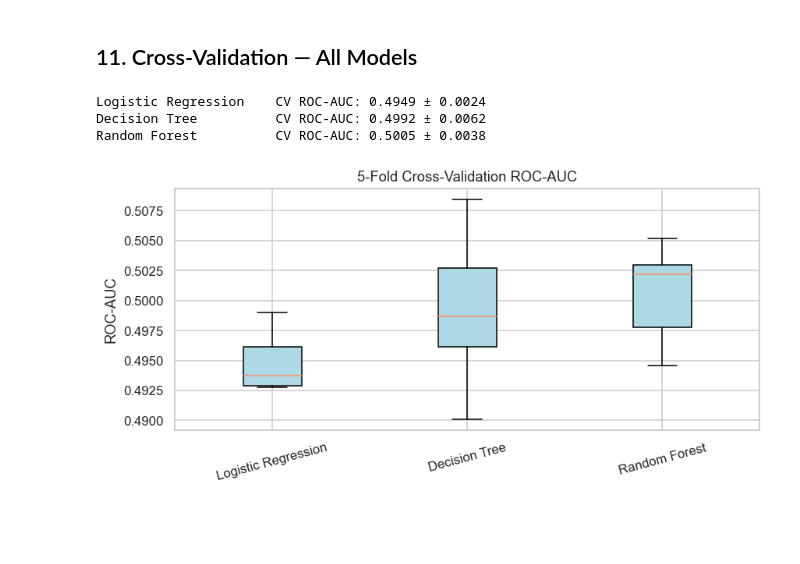
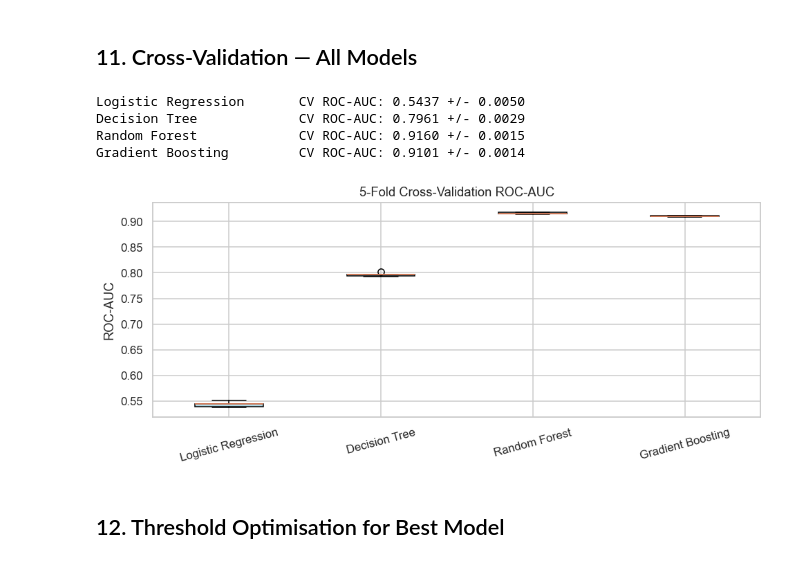
Before and after one commit to vinayakjoshi04/Leukemia-Cancer-Prediction-Predictive-Project-, a Jupyter notebook: leukemia_analysis.ipynb, the cells around one changed output. Saved outputs shown, nothing was run; the diff lists cells and outputs as text; code cells hidden in the pictures; blank space fills up the shorter version.

```diff
--- a/leukemia_analysis.ipynb
+++ b/leukemia_analysis.ipynb
@@ -498,9 +653,10 @@ Training Random Forest ... ROC-AUC=0.5019  F1=0.0727
 # %%
 summary = pd.DataFrame({
     name: {
-        'Accuracy' : round(r['acc'],    4),
-        'F1-Score' : round(r['f1'],     4),
-        'ROC-AUC'  : round(r['roc_auc'],4),
+        'Accuracy'  : round(r['acc'],      4),
+        'F1-Score'  : round(r['f1'],       4),
+        'ROC-AUC'   : round(r['roc_auc'],  4),
+        'Avg Prec'  : round(r['avg_prec'], 4),
     }
     for name, r in results.items()
 }).T.sort_values('ROC-AUC', ascending=False)
@@ -519,14 +677,13 @@ Logistic Regression    0.5085    0.2264   0.4939
 # %%
-fig, ax = plt.subplots(figsize=(9, 5))
-summary[['Accuracy', 'F1-Score', 'ROC-AUC']].plot(
+fig, ax = plt.subplots(figsize=(11, 5))
+summary[['Accuracy', 'F1-Score', 'ROC-AUC', 'Avg Prec']].plot(
     kind='bar', ax=ax, edgecolor='white', colormap='Set2'
 )
-ax.set_ylim(0.5, 1.0)
+ax.set_ylim(0.4, 1.05)
 ax.set_xticklabels(summary.index, rotation=15, ha='right')
-ax.set_title('Model Comparison — Accuracy / F1 / ROC-AUC', fontsize=13)
+ax.set_title('Model Comparison', fontsize=13)
 ax.legend(loc='lower right')
 for container in ax.containers:
     ax.bar_label(container, fmt='%.3f', fontsize=7, padding=2)
-plt.tight_layout()
-plt.show()
+plt.tight_layout(); plt.show()
 # %% [output]
@@ -553,15 +708,12 @@ plt.show()
 # %%
-# Confusion Matrices
-fig, axes = plt.subplots(1, 3, figsize=(15, 4))
+fig, axes = plt.subplots(1, 4, figsize=(20, 4))
 for ax, (name, r) in zip(axes, results.items()):
     ConfusionMatrixDisplay.from_predictions(
         y_test, r['y_pred'],
         display_labels=['Negative', 'Positive'],
         colorbar=False, ax=ax, cmap='Blues'
     )
-    ax.set_title(name, fontsize=11)
-
+    ax.set_title(name, fontsize=10)
 fig.suptitle('Confusion Matrices', fontsize=13)
-plt.tight_layout()
-plt.show()
+plt.tight_layout(); plt.show()
 # %% [output]
@@ -594,22 +760,25 @@ plt.show()
 # %%
 cv = StratifiedKFold(n_splits=5, shuffle=True, random_state=42)
 
 cv_results = {}
-for name, pipe in pipelines.items():
-    scores = cross_val_score(pipe, X_train, y_train, cv=cv, scoring='roc_auc', n_jobs=-1)
+for name, clf in model_configs_final.items():
+    scores = cross_val_score(clf, X_train_final, y_train_final, cv=cv,
+                              scoring='roc_auc', n_jobs=-1)
     cv_results[name] = scores
-    print(f'{name:<22} CV ROC-AUC: {scores.mean():.4f} ± {scores.std():.4f}')
+    print(f'{name:<25} CV ROC-AUC: {scores.mean():.4f} +/- {scores.std():.4f}')
 
-fig, ax = plt.subplots(figsize=(8, 4))
-ax.boxplot([cv_results[n] for n in cv_results], labels=list(cv_results.keys()), patch_artist=True,
-           boxprops=dict(facecolor='lightblue'))
+fig, ax = plt.subplots(figsize=(9, 4))
+ax.boxplot([cv_results[n] for n in cv_results], labels=list(cv_results.keys()),
+           patch_artist=True, boxprops=dict(facecolor='lightblue'))
 ax.set_title('5-Fold Cross-Validation ROC-AUC', fontsize=12)
 ax.set_ylabel('ROC-AUC')
 ax.tick_params(axis='x', rotation=15)
-plt.tight_layout()
-plt.show()
+plt.tight_layout(); plt.show()
 # %% [output]
-Logistic Regression    CV ROC-AUC: 0.4949 ± 0.0024
-Decision Tree          CV ROC-AUC: 0.4992 ± 0.0062
-Random Forest          CV ROC-AUC: 0.5005 ± 0.0038
+Logistic Regression       CV ROC-AUC: 0.5437 +/- 0.0050
+Decision Tree             CV ROC-AUC: 0.7961 +/- 0.0029
+Random Forest             CV ROC-AUC: 0.9160 +/- 0.0015
+Gradient Boosting         CV ROC-AUC: 0.9101 +/- 0.0014
-[figure, old version]
+[figure, new version]
+# %% [markdown]
+## 12. Threshold Optimisation for Best Model
```
Also changed, not shown: parts of 30 cells of this notebook.
